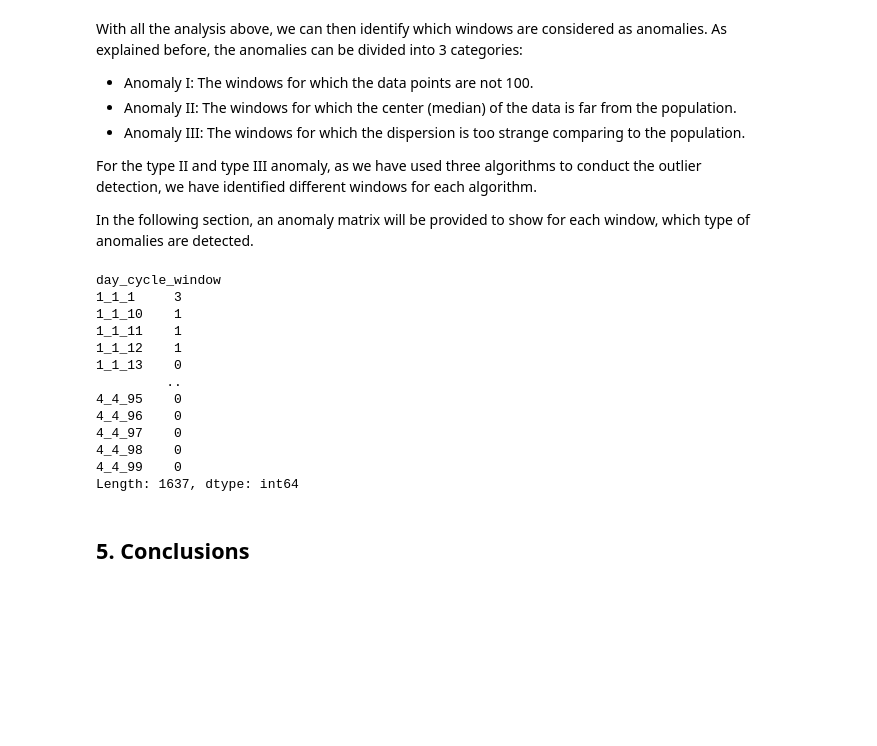
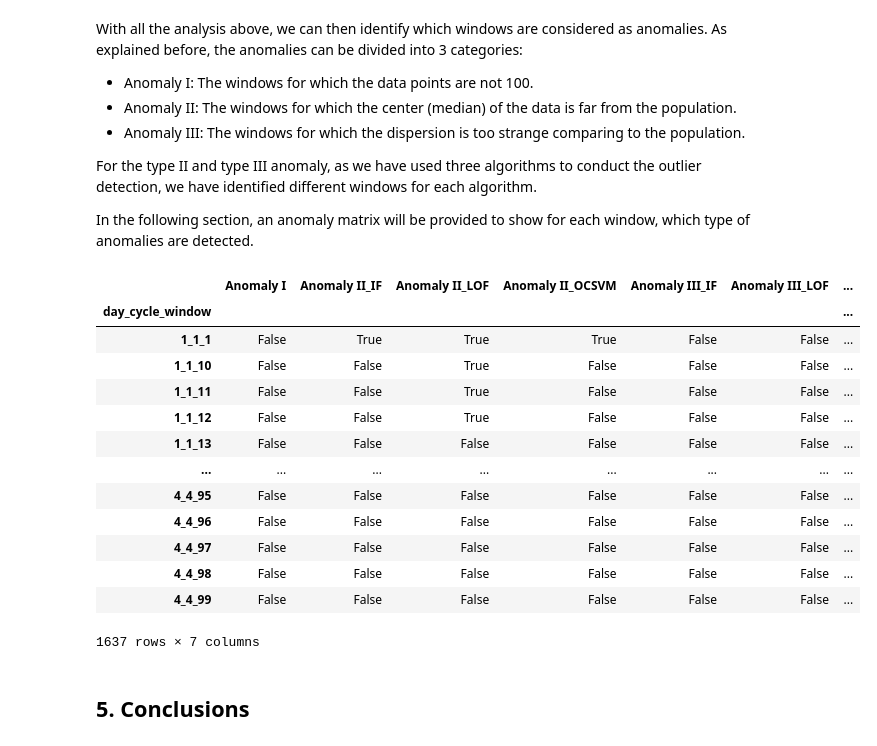
Before and after one commit to Ziqing-WU/AML-Outlier-BE, a Jupyter notebook: Report.ipynb, the cells around one changed output. Saved outputs shown, nothing was run; the diff lists cells and outputs as text; code cells hidden in the pictures; blank space fills up the shorter version.

```diff
--- a/Report.ipynb
+++ b/Report.ipynb
@@ -631,21 +631,22 @@ for i in np.arange(len(dcw_anmly)):
         all_median_per_window.at[j, new_column_name[i]] = True
 
 anomaly_matrix = all_median_per_window.drop(all_median_per_window.iloc[:, 0:11], axis = 1)
-# %%
-anomaly_matrix.sum(axis = 1)
-# %% [output]
-day_cycle_window
-1_1_1     3
-1_1_10    1
-1_1_11    1
-1_1_12    1
-1_1_13    0
-         ..
-4_4_95    0
-4_4_96    0
-4_4_97    0
-4_4_98    0
-4_4_99    0
-Length: 1637, dtype: int64
+# %%
+anomaly_matrix
+# %% [output]
+|  | Anomaly I | Anomaly II_IF | Anomaly II_LOF | Anomaly II_OCSVM | Anomaly III_IF | Anomaly III_LOF | ... |
+| day_cycle_window |  |  |  |  |  |  | ... |
+| 1_1_1 | False | True | True | True | False | False | ... |
+| 1_1_10 | False | False | True | False | False | False | ... |
+| 1_1_11 | False | False | True | False | False | False | ... |
+| 1_1_12 | False | False | True | False | False | False | ... |
+| 1_1_13 | False | False | False | False | False | False | ... |
+| ... | ... | ... | ... | ... | ... | ... | ... |
+| 4_4_95 | False | False | False | False | False | False | ... |
+| 4_4_96 | False | False | False | False | False | False | ... |
+| 4_4_97 | False | False | False | False | False | False | ... |
+| 4_4_98 | False | False | False | False | False | False | ... |
+| 4_4_99 | False | False | False | False | False | False | ... |
+1637 rows × 7 columns
 # %% [markdown]
 ## 5. <a id="sec5"></a>Conclusions
```
